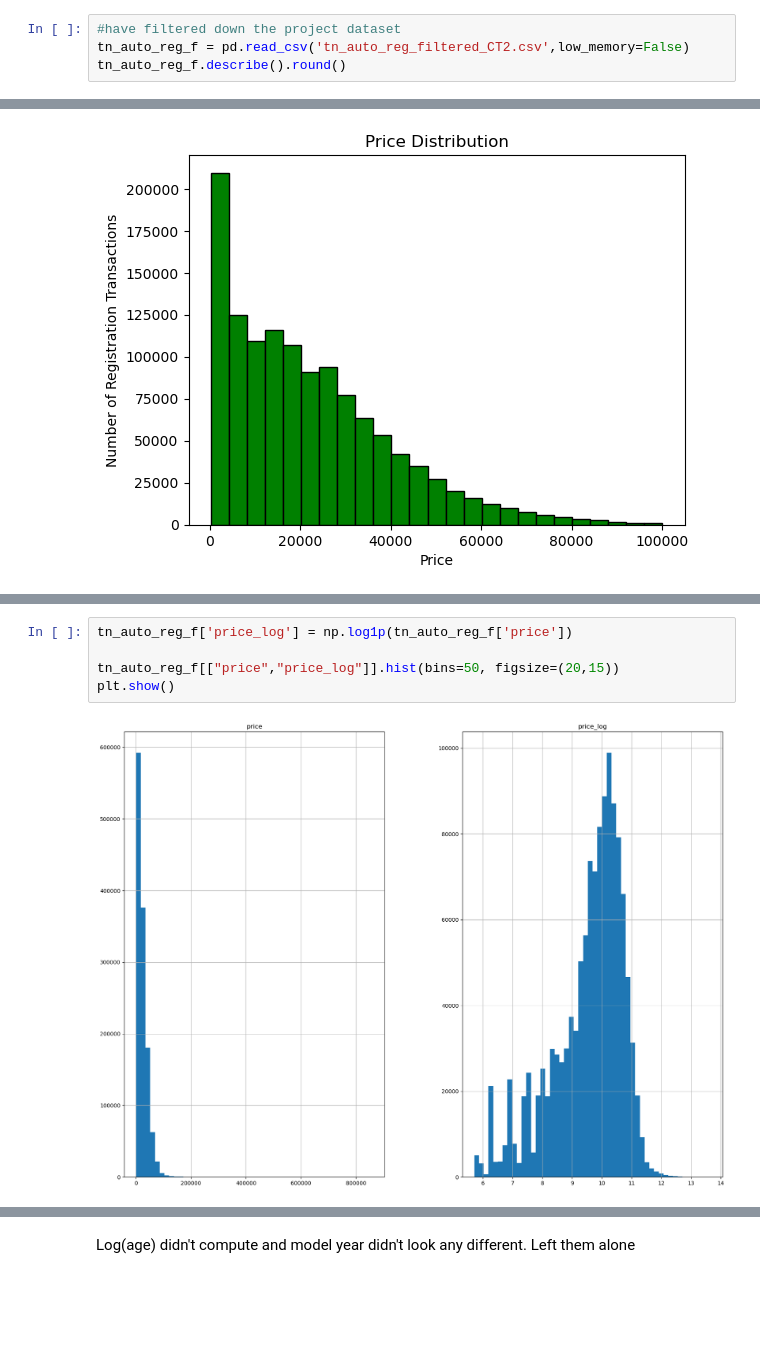
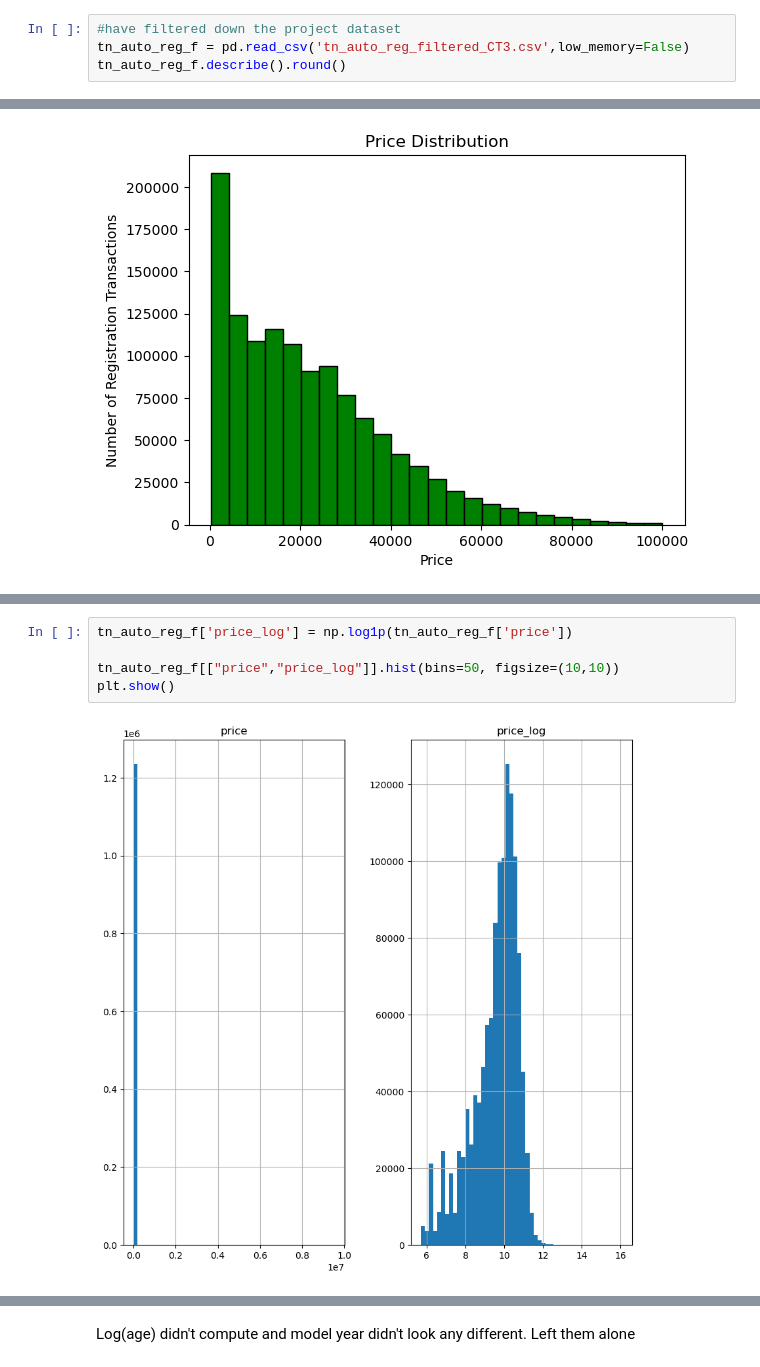
Before and after one commit to xiebozhi/IS6703_CarRegistrations_wde677, a Jupyter notebook: TP - Car Registrations - 2) Analysis.ipynb, the cells around one changed output, grey strips where cells are left out. Saved outputs shown, nothing was run; the diff lists cells and outputs as text; blank space fills up the shorter version.

```diff
--- a/TP - Car Registrations - 2) Analysis.ipynb
+++ b/TP - Car Registrations - 2) Analysis.ipynb
@@ -33,7 +35,7 @@ Start time: 0.00051116943359375
 (in seconds)
 # %%
 #have filtered down the project dataset
-tn_auto_reg_f = pd.read_csv('tn_auto_reg_filtered_CT2.csv',low_memory=False)
+tn_auto_reg_f = pd.read_csv('tn_auto_reg_filtered_CT3.csv',low_memory=False)
 tn_auto_reg_f.describe().round()
 # %% [output]
 |  | price | odometer_type | mileage | model_year | age | make_cat_popular | make_cat_imports | ... |
@@ -248,10 +245,10 @@ Striving for a normal distribution will take some work
 # %%
 tn_auto_reg_f['price_log'] = np.log1p(tn_auto_reg_f['price'])
 
-tn_auto_reg_f[["price","price_log"]].hist(bins=50, figsize=(20,15))
+tn_auto_reg_f[["price","price_log"]].hist(bins=50, figsize=(10,10))
 plt.show()
 # %% [output]
-[figure, old version]
+[figure, new version]
 # %%
 tn_auto_reg_f['mileage_log'] = np.log1p(tn_auto_reg_f['mileage'])
 
```
Also changed, not shown: parts of 55 cells of this notebook, 1 other file.
